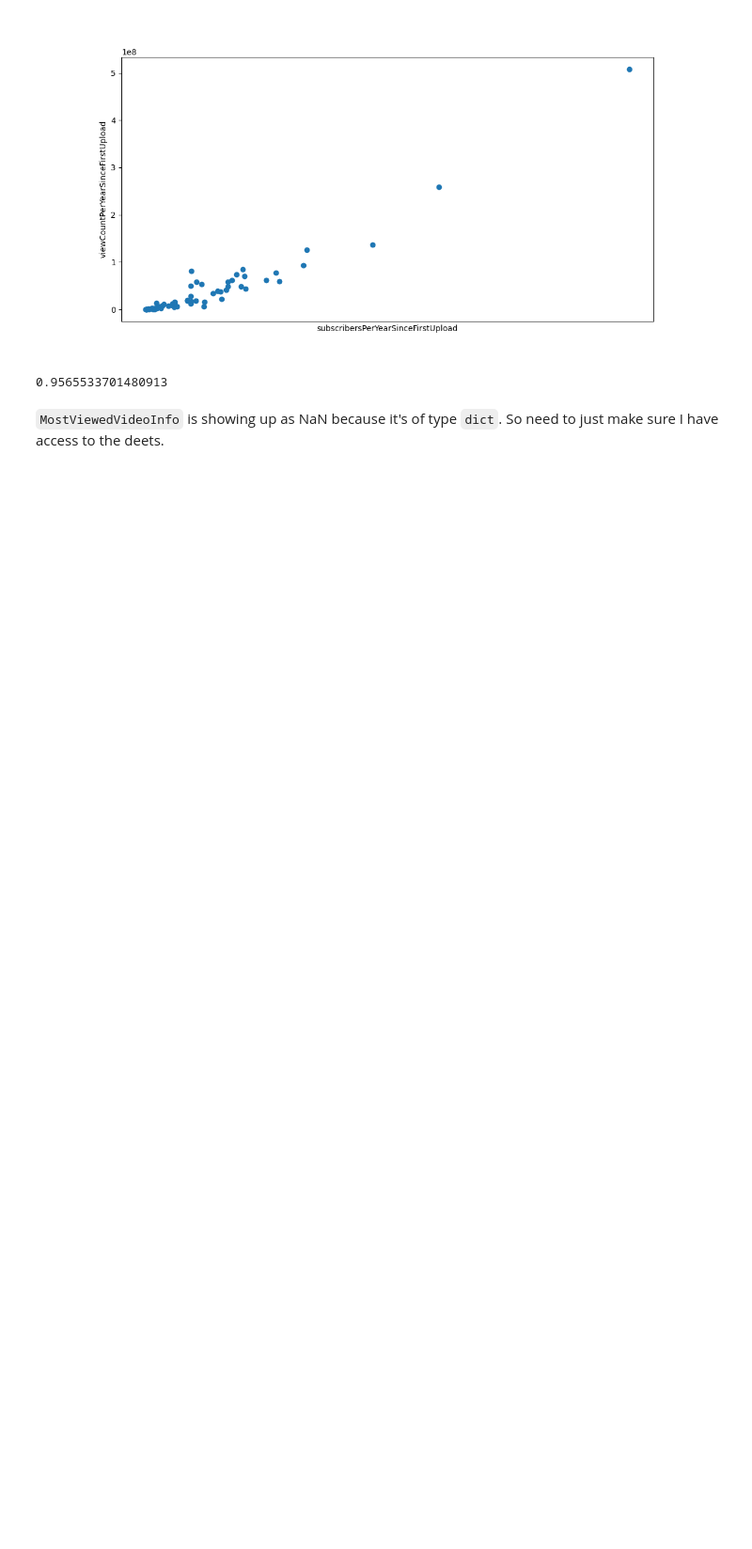
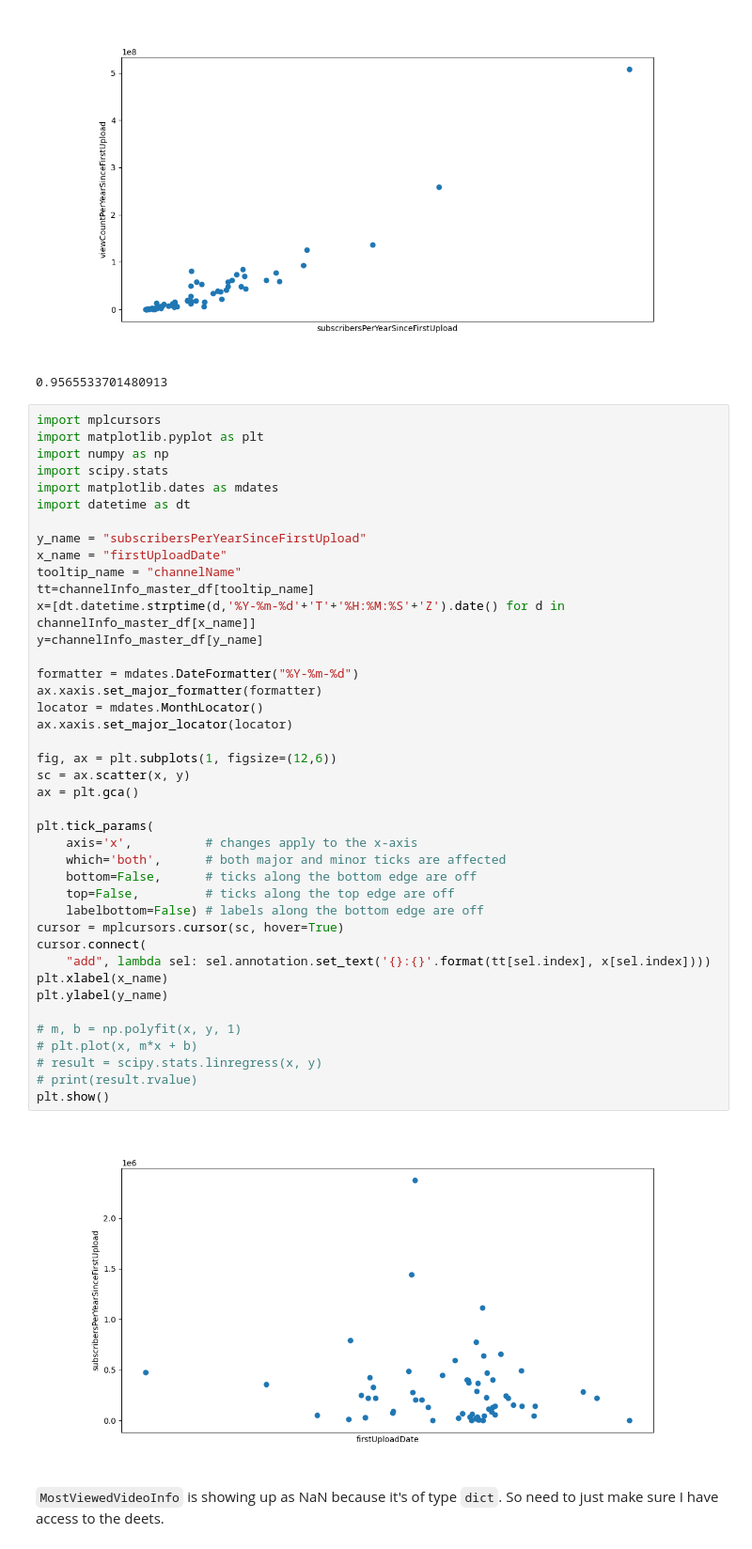
Before and after one commit to ojiwon-kenobi/youtuberChannels, a Jupyter notebook: dataProcessing.ipynb, the cells around one changed output. Shown at 94% size. Drawn from its saved outputs; the diff is of its cells as text; blank space fills up the shorter version.

```diff
--- a/dataProcessing.ipynb
+++ b/dataProcessing.ipynb
@@ -391,5 +402,48 @@ print(result.rvalue)
 # %% [output]
 [figure]
 0.9565533701480913
+# %%
+import mplcursors
+import matplotlib.pyplot as plt
+import numpy as np
+import scipy.stats
+import matplotlib.dates as mdates
+import datetime as dt
+
+y_name = "subscribersPerYearSinceFirstUpload"
+x_name = "firstUploadDate"
+tooltip_name = "channelName"
+tt=channelInfo_master_df[tooltip_name]
+x=[dt.datetime.strptime(d,'%Y-%m-%d'+'T'+'%H:%M:%S'+'Z').date() for d in channelInfo_master_df[x_name]]
+y=channelInfo_master_df[y_name]
+
+formatter = mdates.DateFormatter("%Y-%m-%d")
+ax.xaxis.set_major_formatter(formatter)
+locator = mdates.MonthLocator()
+ax.xaxis.set_major_locator(locator)
+
+fig, ax = plt.subplots(1, figsize=(12,6))
+sc = ax.scatter(x, y)
+ax = plt.gca()
+
+plt.tick_params(
+    axis='x',          # changes apply to the x-axis
+    which='both',      # both major and minor ticks are affected
+    bottom=False,      # ticks along the bottom edge are off
+    top=False,         # ticks along the top edge are off
+    labelbottom=False) # labels along the bottom edge are off
+cursor = mplcursors.cursor(sc, hover=True)
+cursor.connect(
+    "add", lambda sel: sel.annotation.set_text('{}:{}'.format(tt[sel.index], x[sel.index])))
+plt.xlabel(x_name)
+plt.ylabel(y_name)
+
+# m, b = np.polyfit(x, y, 1)
+# plt.plot(x, m*x + b)
+# result = scipy.stats.linregress(x, y)
+# print(result.rvalue)
+plt.show()
+# %% [output]
+[figure, added]
 # %% [markdown]
 `MostViewedVideoInfo` is showing up as NaN because it's of type `dict`. So need to just make sure I have access to the deets.
```
Also changed, not shown: parts of 7 cells of this notebook, 2 other files.
